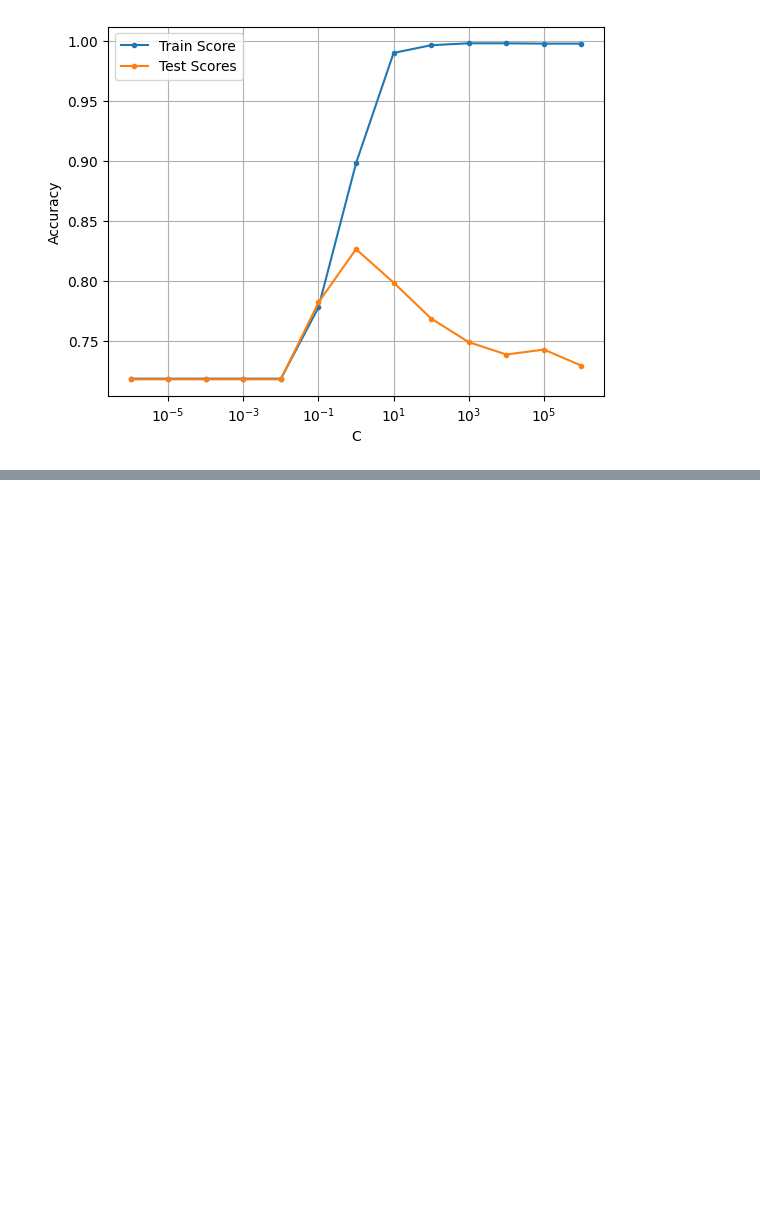
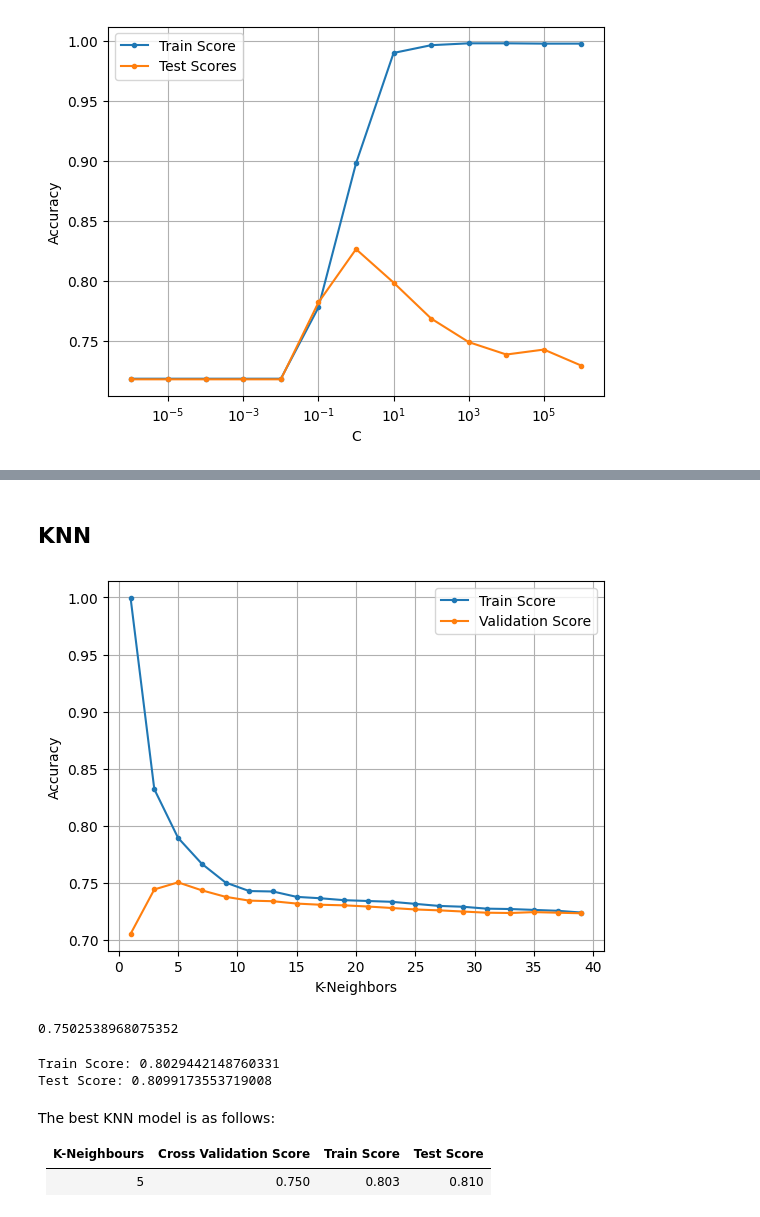
Before and after one commit to jiroamato/Stock-Trend-Prediction-With-NLP, a Jupyter notebook: notebooks/2-NLP-Preprocessing-Modelling.ipynb, the cells around one changed output, grey strips where cells are left out. Cells and saved outputs as stored; diff of their text form; code cells hidden in the pictures; blank space fills up the shorter version.

```diff
--- a/notebooks/2-NLP-Preprocessing-Modelling.ipynb
+++ b/notebooks/2-NLP-Preprocessing-Modelling.ipynb
@@ -826,0 +887,61 @@ plt.show()
+# %% [markdown]
+## KNN
+# %%
+# Train/Test Split
+X_remain, X_test, y_remain, y_test = train_test_split(X_bow, y, test_size=0.2, stratify=y, random_state=1)
+
+
+k_values = list(range(1, 40, 2))
+
+cross_validation_scores_KNN = []
+all_train_scores_KNN = []
+
+for k in k_values:
+    KNN = Pipeline([("scaler", StandardScaler()),
+                    ("model", KNeighborsClassifier(n_neighbors=k))])
+
+    # Train and cross validation scores
+    cv_score = np.mean(cross_validate(KNN, X_remain, y_remain, cv=5)['test_score'])
+    train_score = np.mean(cross_validate(KNN, X_remain, y_remain, cv=5, return_train_score=True)['train_score'])
+
+    # Append to overall list
+    cross_validation_scores_KNN.append(cv_score)
+    all_train_scores_KNN.append(train_score)
+# %%
+plt.figure()
+plt.plot(k_values, all_train_scores_KNN, label="Train Score", marker=".")
+plt.plot(k_values, cross_validation_scores_KNN, label="Validation Score", marker=".")
+plt.xlabel("K-Neighbors")
+plt.ylabel("Accuracy")
+plt.grid()
+plt.legend()
+plt.show()
+# %% [output]
+[figure, added]
+# %%
+# Cross Validation Score
+KNN = Pipeline([("scaler", StandardScaler()), ("model", KNeighborsClassifier(n_neighbors=5))])
+cross_val_score = np.mean(cross_validate(KNN, X_remain, y_remain, cv=5)['test_score'])
+cross_val_score
+# %% [output]
+0.7502538968075352
+# %%
+# Final Model
+
+KNN = KNeighborsClassifier(n_neighbors=5)
+KNN.fit(X_remain, y_remain)
+
+# Scores
+KNN_train_score = DT.score(X_remain, y_remain)
+KNN_test_score = DT.score(X_test, y_test)
+
+print(f'Train Score: {KNN_train_score} \nTest Score: {KNN_test_score}')
+# %% [output]
+Train Score: 0.8029442148760331
+Test Score: 0.8099173553719008
+# %% [markdown]
+The best KNN model is as follows:
+
+| K-Neighbours | Cross Validation Score    | Train Score    | Test Score    |
+|-------|--------------------------------------------|-------|-------|
+| 5   | 0.750 | 0.803  | 0.810   |
```
Also changed, not shown: parts of 12 cells of this notebook.
